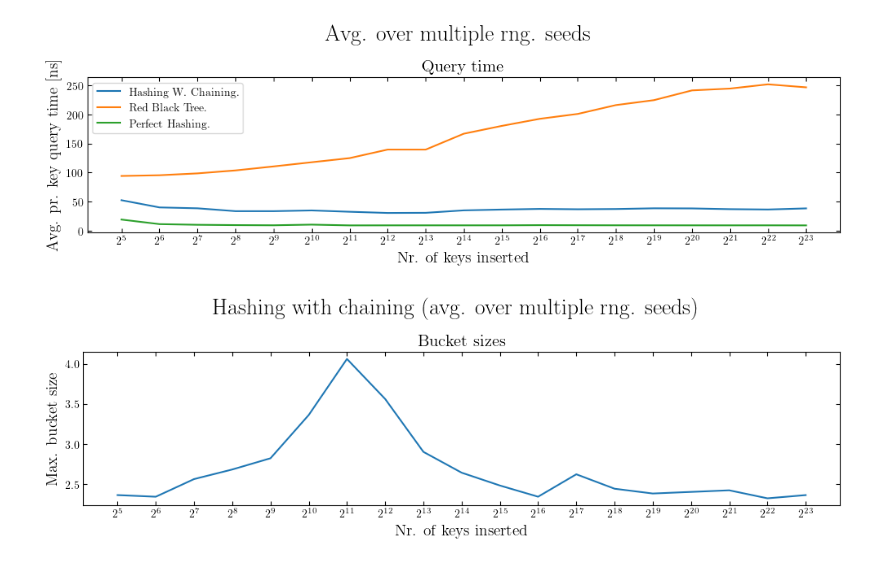
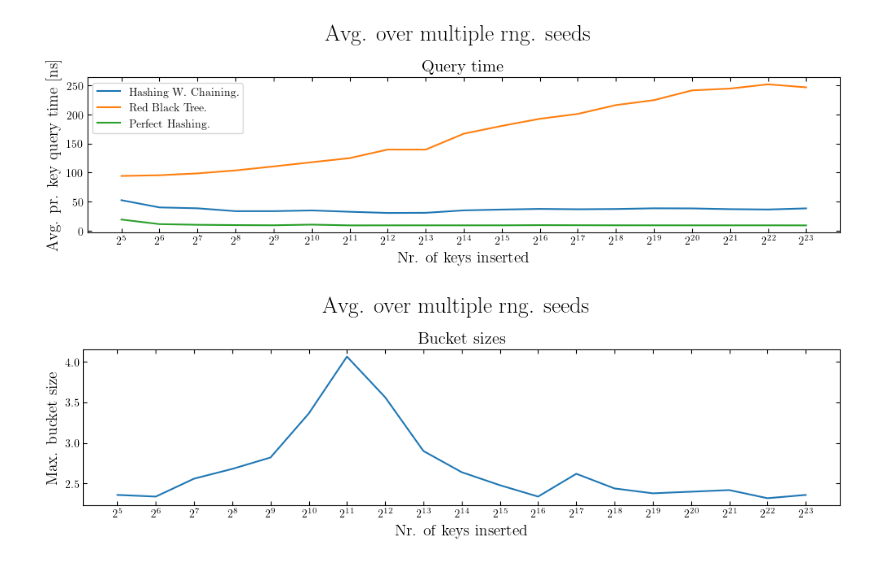
Before and after one commit to seba2390/RandomizedAlgorithms2023, a Jupyter notebook: Project 1/DataVisualization/Plotting.ipynb, the cells around one changed output. Saved outputs shown, nothing was run; the diff lists cells and outputs as text; code cells hidden in the pictures.

```diff
--- a/Project 1/DataVisualization/Plotting.ipynb
+++ b/Project 1/DataVisualization/Plotting.ipynb
@@ -117,21 +117,21 @@ plt.show()
 [figure]
 # %%
 fig, ax = plt.subplots(1,1,figsize=(10,3))
-fig.suptitle("Hashing with chaining (avg. over multiple rng. seeds)", size=20)
+fig.suptitle("Avg. over multiple rng. seeds", size=20)
 fig.tight_layout(pad=1.5)
 # Checking max bucket size
 ax.set_title("Bucket sizes", size=15)
 ax.plot(n_keys, HWC_avg_max_bucket_len)
 ax.set_xlabel("Nr. of keys inserted", size=14)
 ax.set_ylabel(r"Max. bucket size", size=14)
 ax.set_xscale('log', base=2)
 ax.set_xticks(n_keys)
 ax.set_xticklabels(['$2^5$','$2^6$','$2^7$',
                     '$2^8$','$2^9$','$2^{10}$',
                     '$2^{11}$','$2^{12}$','$2^{13}$',
                     '$2^{14}$','$2^{15}$','$2^{16}$',
                     '$2^{17}$','$2^{18}$','$2^{19}$',
                     '$2^{20}$','$2^{21}$','$2^{22}$', '$2^{23}$'])
 plt.show()
 # %% [output]
-[figure, old version]
+[figure, new version]
```
